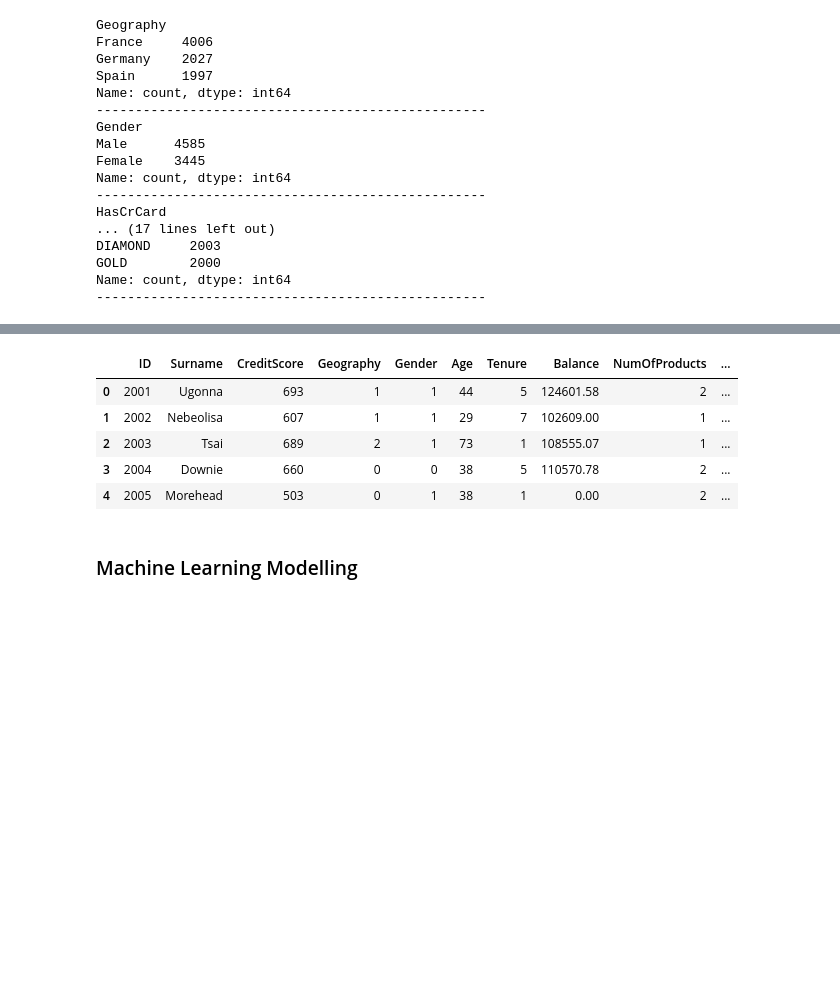
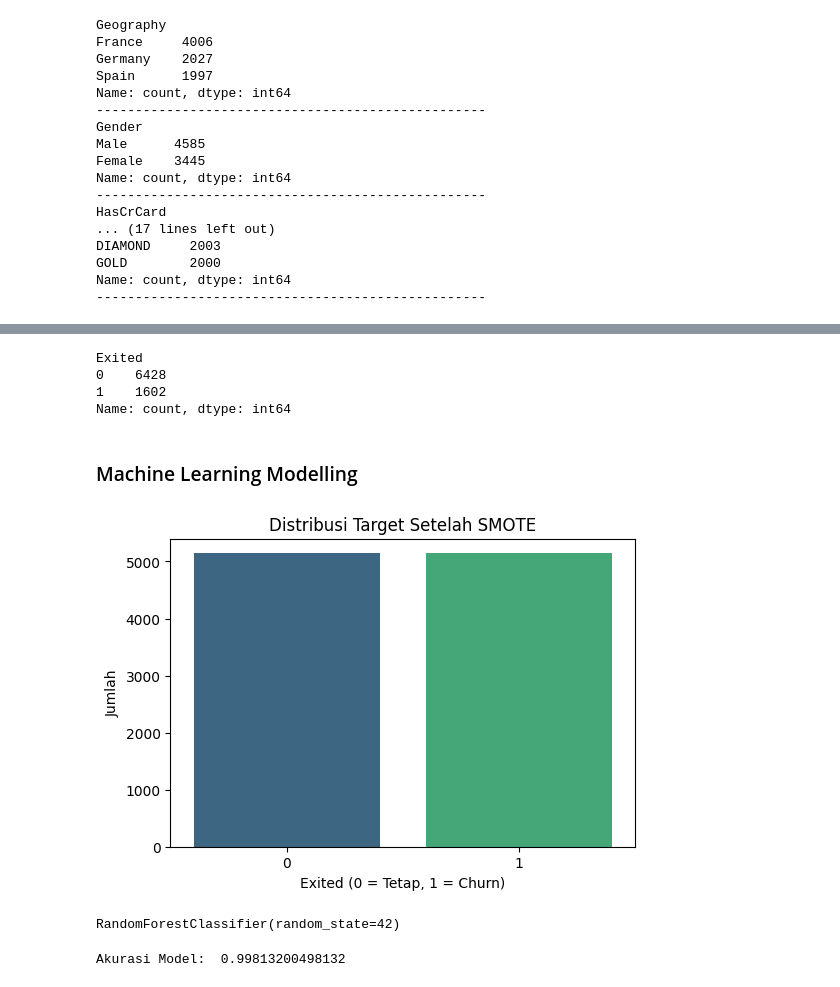
Before and after one commit to nisatr/Tugas_GDGoC, a Jupyter notebook: Tugas_SG_5/notebook.ipynb, the cells around one changed output, grey strips where cells are left out. Cells and saved outputs as stored; diff of their text form; code cells hidden in the pictures; blank space fills up the shorter version.

```diff
--- a/Tugas_SG_5/notebook.ipynb
+++ b/Tugas_SG_5/notebook.ipynb
@@ -292,11 +307,17 @@ train_data.head()
-# %%
-test_data.head()
-# %% [output]
-|  | ID | Surname | CreditScore | Geography | Gender | Age | Tenure | Balance | NumOfProducts | ... |
-| 0 | 2001 | Ugonna | 693 | 1 | 1 | 44 | 5 | 124601.58 | 2 | ... |
-| 1 | 2002 | Nebeolisa | 607 | 1 | 1 | 29 | 7 | 102609.00 | 1 | ... |
-| 2 | 2003 | Tsai | 689 | 2 | 1 | 73 | 1 | 108555.07 | 1 | ... |
-| 3 | 2004 | Downie | 660 | 0 | 0 | 38 | 5 | 110570.78 | 2 | ... |
-| 4 | 2005 | Morehead | 503 | 0 | 1 | 38 | 1 | 0.00 | 2 | ... |
+# %%
+# Hapus fitur yang kurang relevan
+train_data.drop(columns=["ID", "Surname"], inplace=True)
+# %%
+# Memisahkan fitur dan target
+X = train_data.drop(columns=["Exited"])
+y = train_data["Exited"]
+# %%
+# Check unique values in y_train
+print(y.value_counts())
+# %% [output]
+Exited
+0    6428
+1    1602
+Name: count, dtype: int64
 # %% [markdown]
 ### Machine Learning Modelling
@@ -339,0 +324,17 @@ for model_name, pred in zip(models, predictions):
+# %%
+# Split data menjadi train dan test set
+X_train, X_test, y_train, y_test = train_test_split(X, y, test_size=0.2, random_state=42, stratify=y)
+# %%
+# Menangani ketidakseimbangan data dengan SMOTE
+smote = SMOTE(random_state=42)
+X_train, y_train = smote.fit_resample(X_train, y_train)
+# %%
+# Visualisasi distribusi target setelah SMOTE
+plt.figure(figsize=(6,4))
+sns.countplot(x=y_train, hue=y_train, palette="viridis", legend=False)
+plt.xlabel("Exited (0 = Tetap, 1 = Churn)")
+plt.ylabel("Jumlah")
+plt.title("Distribusi Target Setelah SMOTE")
+plt.show()
+# %% [output]
+[figure, added]
@@ -339,0 +346,5 @@ for model_name, pred in zip(models, predictions):
+# %%
+model = RandomForestClassifier(n_estimators=100, random_state=42)
+model.fit(X_train, y_train)
+# %% [output]
+RandomForestClassifier(random_state=42)
@@ -339,0 +354,5 @@ for model_name, pred in zip(models, predictions):
+# %%
+accuracy = accuracy_score(y_test, y_pred)
+print("\nAkurasi Model: ", accuracy)
+# %% [output]
+Akurasi Model:  0.99813200498132
```
Also changed, not shown: parts of 16 cells of this notebook.
